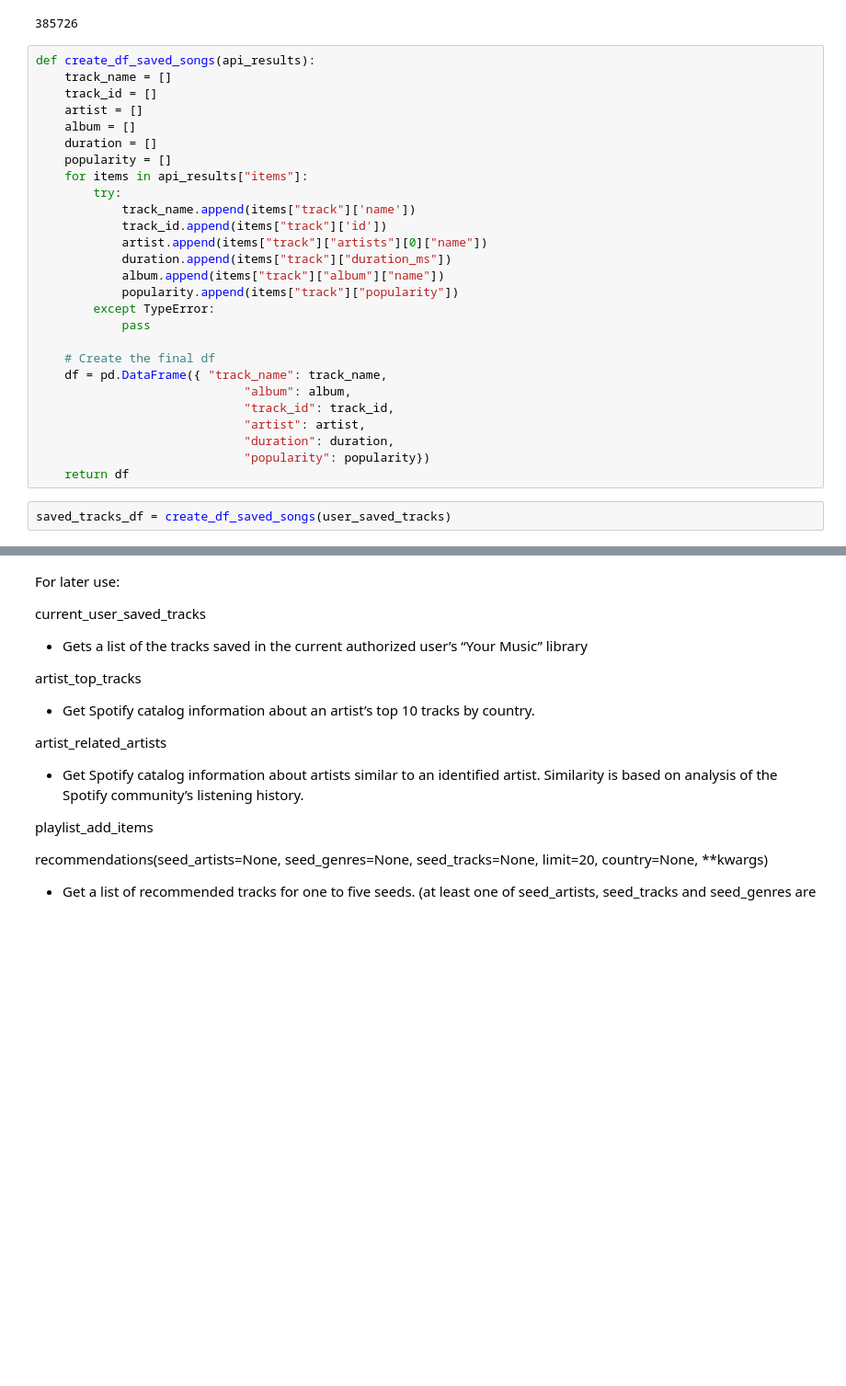
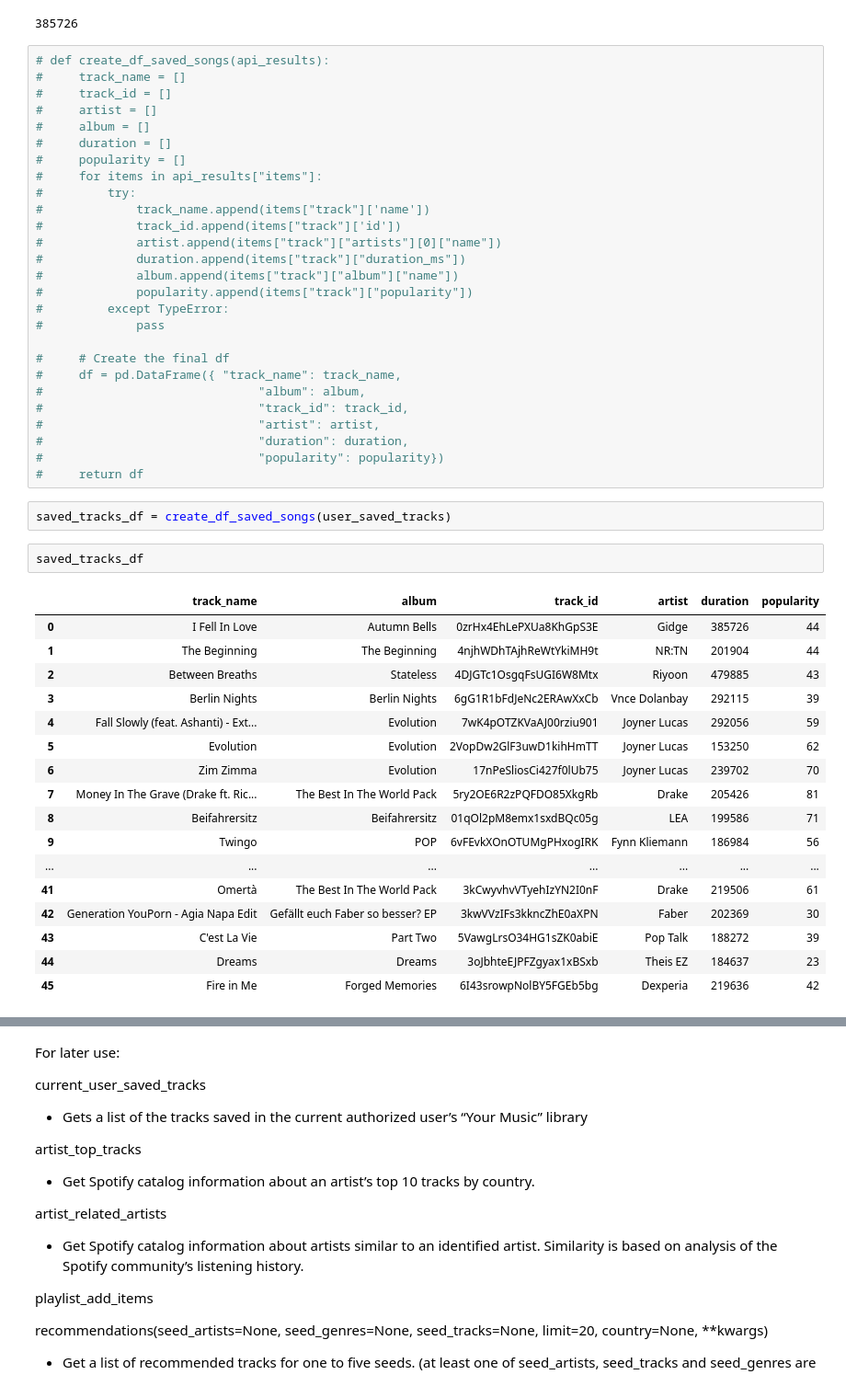
Before and after one commit to MerlinSchaefer/spotify_app, a Jupyter notebook: Test playlist gathering and spotipy recommendation function.ipynb, the cells around one changed output, grey strips where cells are left out. Shown at 92% size. Drawn from its saved outputs; the diff is of its cells as text; blank space fills up the shorter version.

```diff
--- a/Test playlist gathering and spotipy recommendation function.ipynb
+++ b/Test playlist gathering and spotipy recommendation function.ipynb
@@ -126,31 +116,51 @@ user_saved_tracks["items"][0]["track"]["duration_ms"]
 # %% [output]
 385726
 # %%
-def create_df_saved_songs(api_results):
-    track_name = []
-    track_id = []
-    artist = []
-    album = []
-    duration = []
-    popularity = []
-    for items in api_results["items"]:
-        try:
-            track_name.append(items["track"]['name'])
-            track_id.append(items["track"]['id'])
-            artist.append(items["track"]["artists"][0]["name"])
-            duration.append(items["track"]["duration_ms"])
-            album.append(items["track"]["album"]["name"])
-            popularity.append(items["track"]["popularity"])
-        except TypeError:
-            pass
+# def create_df_saved_songs(api_results):
+#     track_name = []
+#     track_id = []
+#     artist = []
+#     album = []
+#     duration = []
+#     popularity = []
+#     for items in api_results["items"]:
+#         try:
+#             track_name.append(items["track"]['name'])
+#             track_id.append(items["track"]['id'])
+#             artist.append(items["track"]["artists"][0]["name"])
+#             duration.append(items["track"]["duration_ms"])
+#             album.append(items["track"]["album"]["name"])
+#             popularity.append(items["track"]["popularity"])
+#         except TypeError:
+#             pass
 
-    # Create the final df
-    df = pd.DataFrame({ "track_name": track_name,
-                             "album": album,
-                             "track_id": track_id,
-                             "artist": artist,
-                             "duration": duration,
-                             "popularity": popularity})
-    return df
+#     # Create the final df
+#     df = pd.DataFrame({ "track_name": track_name,
+#                              "album": album,
+#                              "track_id": track_id,
+#                              "artist": artist,
+#                              "duration": duration,
+#                              "popularity": popularity})
+#     return df
 # %%
 saved_tracks_df = create_df_saved_songs(user_saved_tracks)
+# %%
+saved_tracks_df
+# %% [output]
+|  | track_name | album | track_id | artist | duration | popularity |
+| 0 | I Fell In Love | Autumn Bells | 0zrHx4EhLePXUa8KhGpS3E | Gidge | 385726 | 44 |
+| 1 | The Beginning | The Beginning | 4njhWDhTAjhReWtYkiMH9t | NR:TN | 201904 | 44 |
+| 2 | Between Breaths | Stateless | 4DJGTc1OsgqFsUGI6W8Mtx | Riyoon | 479885 | 43 |
+| 3 | Berlin Nights | Berlin Nights | 6gG1R1bFdJeNc2ERAwXxCb | Vnce Dolanbay | 292115 | 39 |
+| 4 | Fall Slowly (feat. Ashanti) - Ext... | Evolution | 7wK4pOTZKVaAJ00rziu901 | Joyner Lucas | 292056 | 59 |
+| 5 | Evolution | Evolution | 2VopDw2GlF3uwD1kihHmTT | Joyner Lucas | 153250 | 62 |
+| 6 | Zim Zimma | Evolution | 17nPeSliosCi427f0lUb75 | Joyner Lucas | 239702 | 70 |
+| 7 | Money In The Grave (Drake ft. Ric... | The Best In The World Pack | 5ry2OE6R2zPQFDO85XkgRb | Drake | 205426 | 81 |
+| 8 | Beifahrersitz | Beifahrersitz | 01qOl2pM8emx1sxdBQc05g | LEA | 199586 | 71 |
+| 9 | Twingo | POP | 6vFEvkXOnOTUMgPHxogIRK | Fynn Kliemann | 186984 | 56 |
+| ... | ... | ... | ... | ... | ... | ... |
+| 41 | Omertà | The Best In The World Pack | 3kCwyvhvVTyehIzYN2I0nF | Drake | 219506 | 61 |
+| 42 | Generation YouPorn - Agia Napa Edit | Gefällt euch Faber so besser? EP | 3kwVVzIFs3kkncZhE0aXPN | Faber | 202369 | 30 |
+| 43 | C'est La Vie | Part Two | 5VawgLrsO34HG1sZK0abiE | Pop Talk | 188272 | 39 |
+| 44 | Dreams | Dreams | 3oJbhteEJPFZgyax1xBSxb | Theis EZ | 184637 | 23 |
+| 45 | Fire in Me | Forged Memories | 6I43srowpNolBY5FGEb5bg | Dexperia | 219636 | 42 |
```
Also changed, not shown: parts of 14 cells of this notebook, 1 other file.
